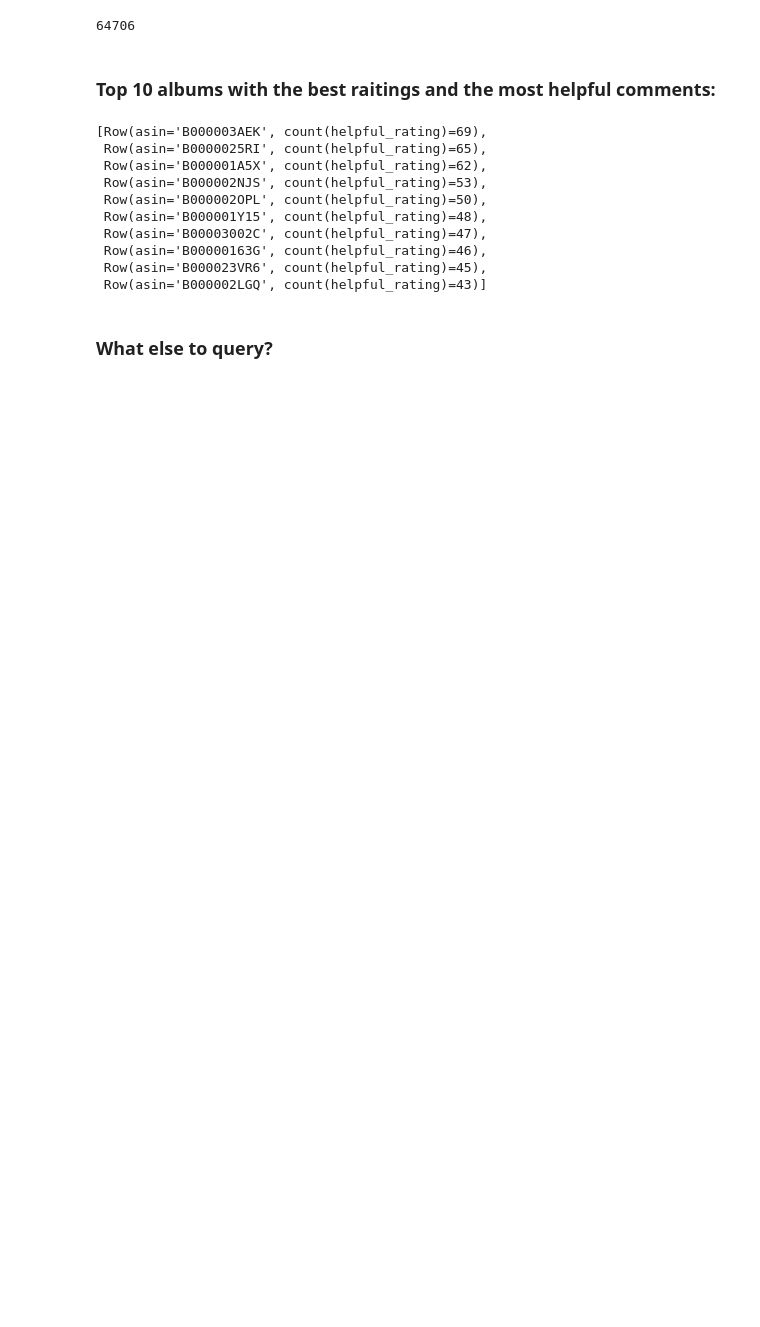
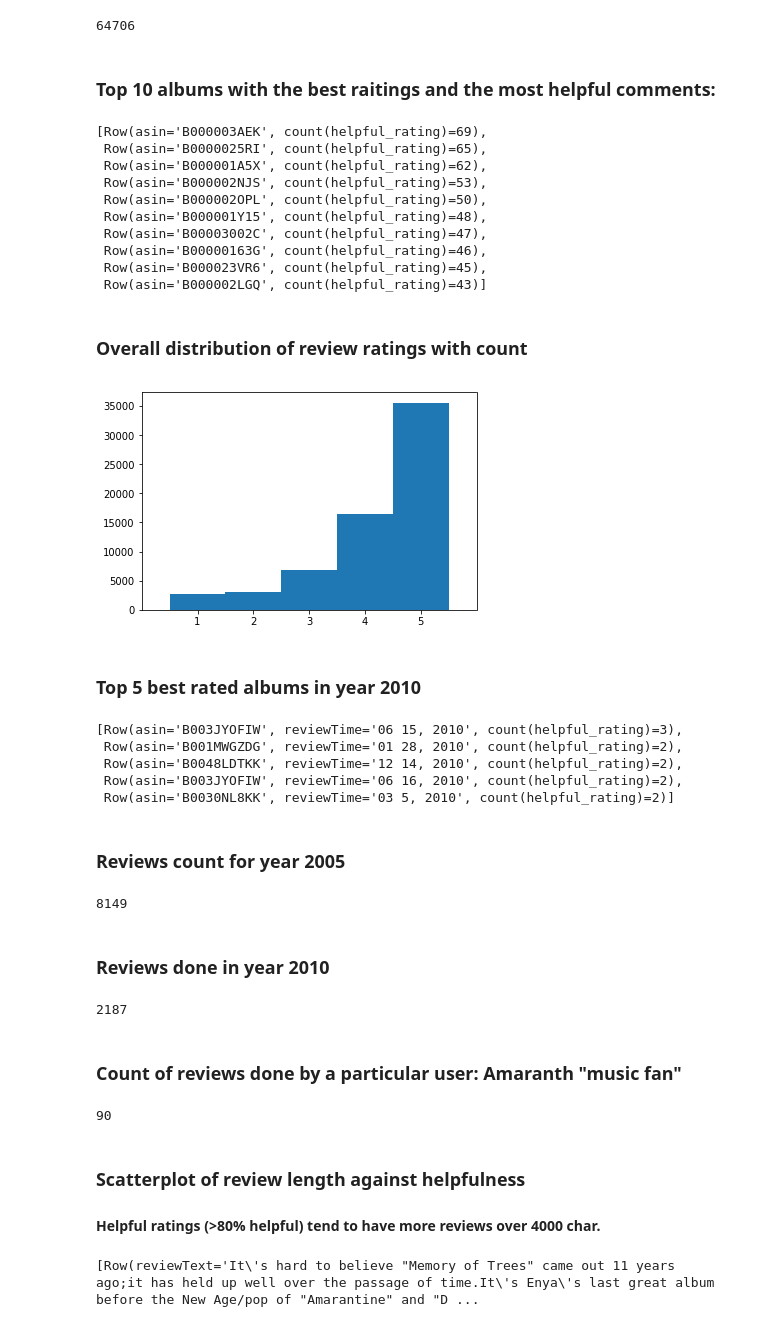
Before and after one commit to miguelcovarrubias/cmpe-272-fall-18-project-team-5, a Jupyter notebook: Big Data.ipynb, the cells around one changed output. Saved outputs shown, nothing was run; the diff lists cells and outputs as text; code cells hidden in the pictures; blank space fills up the shorter version.

```diff
--- a/Big Data.ipynb
+++ b/Big Data.ipynb
@@ -70,5 +72,63 @@ df_data_1.filter("overall = 5.0 and helpful_rating = 1.0") \
  Row(asin='B00000163G', count(helpful_rating)=46),
  Row(asin='B000023VR6', count(helpful_rating)=45),
  Row(asin='B000002LGQ', count(helpful_rating)=43)]
-# %% [markdown]
-### What else to query?
+# %% [markdown]
+### Overall distribution of review ratings with count
+# %%
+import matplotlib.pyplot as plt
+import numpy as np
+
+# Collects the Row objects, then the list comprehension extracts the float values as integers
+overall_int = [int(x.overall) for x in df_data_1.select('overall').collect()]
+
+# Plots data with a specific number of bins
+plt.hist(overall_int,bins=np.arange(7)-0.5)
+# This makes the x-axis plotting cleaner
+plt.xticks(range(1,6))
+plt.xlim([0,6])
+
+# Show the data plot
+plt.show()
+# %% [output]
+[figure, added]
+# %% [markdown]
+### Top 5 best rated albums in year 2010
+# %%
+df_data_1.filter(df_data_1["reviewTime"].like('%2010')) \
+         .filter("overall = 5.0 and helpful_rating = 1.0") \
+         .groupBy("asin", "reviewTime") \
+         .agg({"helpful_rating": "count"}) \
+         .sort("count(helpful_rating)", ascending=False).take(5) \
+# %% [output]
+[Row(asin='B003JYOFIW', reviewTime='06 15, 2010', count(helpful_rating)=3),
+ Row(asin='B001MWGZDG', reviewTime='01 28, 2010', count(helpful_rating)=2),
+ Row(asin='B0048LDTKK', reviewTime='12 14, 2010', count(helpful_rating)=2),
+ Row(asin='B003JYOFIW', reviewTime='06 16, 2010', count(helpful_rating)=2),
+ Row(asin='B0030NL8KK', reviewTime='03 5, 2010', count(helpful_rating)=2)]
+# %% [markdown]
+### Reviews count for year 2005
+# %%
+df_data_1.filter(df_data_1["reviewTime"].like('%2005')).count()
+# %% [output]
+8149
+# %% [markdown]
+### Reviews done in year 2010
+# %%
+df_data_1.filter(df_data_1["reviewTime"].like('%2010')).count()
+# %% [output]
+2187
+# %% [markdown]
+### Count of reviews done by a particular user: Amaranth "music fan"
+# %%
+df_data_1.filter("reviewerID='A3EBHHCZO6V2A4' and reviewerName='Amaranth \"music fan\"'").count()
+# %% [output]
+90
+# %% [markdown]
+### Scatterplot of review length against helpfulness
+#### Helpful ratings (>80% helpful) tend to have more reviews over 4000 char.
+# %%
+# Add a column to display length of review data
+df_data_1 = df_data_1.withColumn("review_length", length(df_data_1["reviewText"]))
+df_data_1.select('reviewText','review_length').take(1)
+# %% [output]
+[Row(reviewText='It\'s hard to believe "Memory of Trees" came out 11 years ago;it has held up well over the passage of time.It\'s Enya\'s last great album before the New Age/pop of "Amarantine" and "D ...
```
Also changed, not shown: parts of 5 cells of this notebook.
